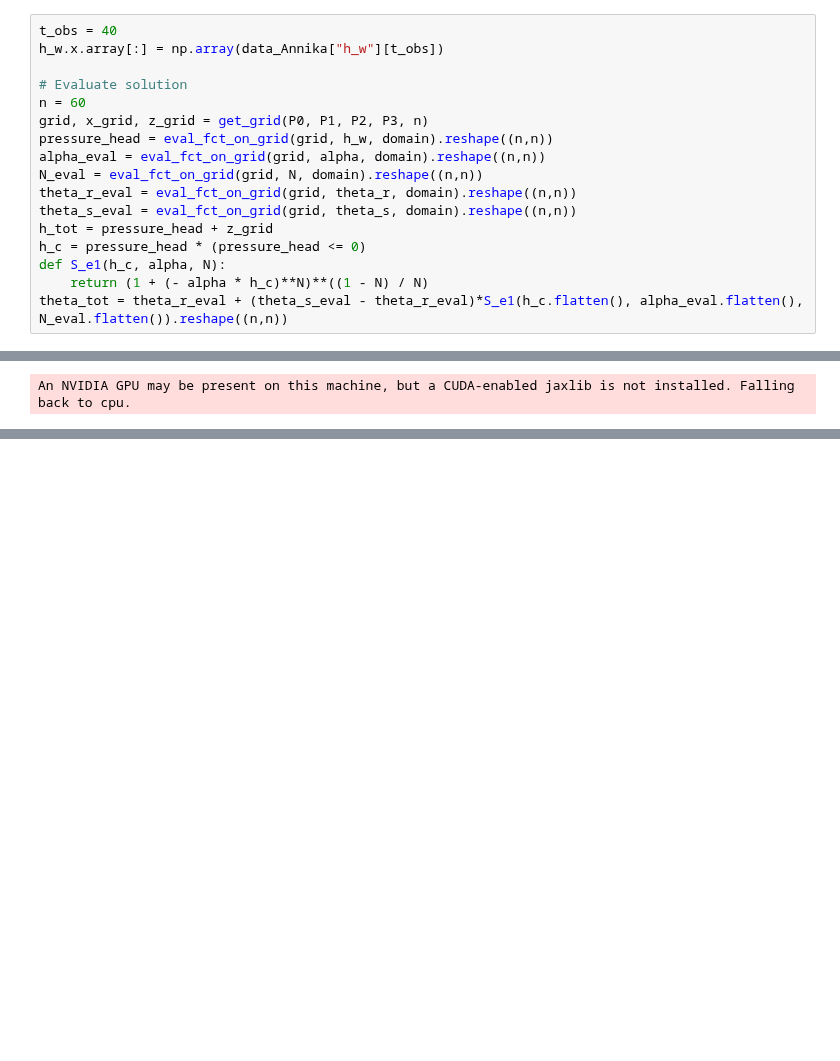
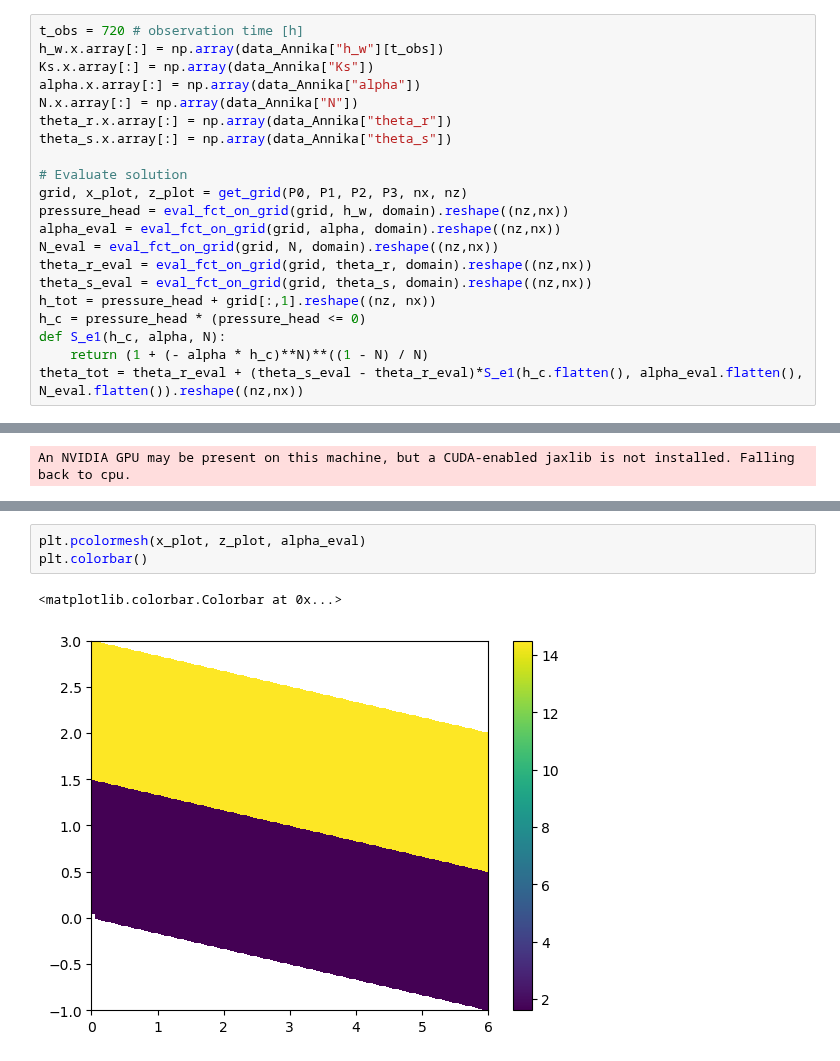
Before and after one commit to lannika-ut/ScientificPractice, a Jupyter notebook: FiniteElements/view_solutions.ipynb, the cells around one changed output, grey strips where cells are left out. Drawn from its saved outputs; the diff is of its cells as text; blank space fills up the shorter version.

```diff
--- a/FiniteElements/view_solutions.ipynb
+++ b/FiniteElements/view_solutions.ipynb
@@ -48,19 +36,23 @@ np.float64(42.0)
 # %%
-t_obs = 40
+t_obs = 720 # observation time [h]
 h_w.x.array[:] = np.array(data_Annika["h_w"][t_obs])
+Ks.x.array[:] = np.array(data_Annika["Ks"])
+alpha.x.array[:] = np.array(data_Annika["alpha"])
+N.x.array[:] = np.array(data_Annika["N"])
+theta_r.x.array[:] = np.array(data_Annika["theta_r"])
+theta_s.x.array[:] = np.array(data_Annika["theta_s"])
 
 # Evaluate solution
-n = 60
-grid, x_grid, z_grid = get_grid(P0, P1, P2, P3, n)
-pressure_head = eval_fct_on_grid(grid, h_w, domain).reshape((n,n))
-alpha_eval = eval_fct_on_grid(grid, alpha, domain).reshape((n,n))
-N_eval = eval_fct_on_grid(grid, N, domain).reshape((n,n))
-theta_r_eval = eval_fct_on_grid(grid, theta_r, domain).reshape((n,n))
-theta_s_eval = eval_fct_on_grid(grid, theta_s, domain).reshape((n,n))
-h_tot = pressure_head + z_grid
+grid, x_plot, z_plot = get_grid(P0, P1, P2, P3, nx, nz)
+pressure_head = eval_fct_on_grid(grid, h_w, domain).reshape((nz,nx))
+alpha_eval = eval_fct_on_grid(grid, alpha, domain).reshape((nz,nx))
+N_eval = eval_fct_on_grid(grid, N, domain).reshape((nz,nx))
+theta_r_eval = eval_fct_on_grid(grid, theta_r, domain).reshape((nz,nx))
+theta_s_eval = eval_fct_on_grid(grid, theta_s, domain).reshape((nz,nx))
+h_tot = pressure_head + grid[:,1].reshape((nz, nx))
 h_c = pressure_head * (pressure_head <= 0)
 def S_e1(h_c, alpha, N):
     return (1 + (- alpha * h_c)**N)**((1 - N) / N)
-theta_tot = theta_r_eval + (theta_s_eval - theta_r_eval)*S_e1(h_c.flatten(), alpha_eval.flatten(), N_eval.flatten()).reshape((n,n))
+theta_tot = theta_r_eval + (theta_s_eval - theta_r_eval)*S_e1(h_c.flatten(), alpha_eval.flatten(), N_eval.flatten()).reshape((nz,nx))
 # %%
 fig, ax = plt.subplots(1,2, layout="constrained", figsize=(14,5))
@@ -172,0 +111,6 @@ anne_z.shape
+# %%
+plt.pcolormesh(x_plot, z_plot, alpha_eval)
+plt.colorbar()
+# %% [output]
+<matplotlib.colorbar.Colorbar at 0x...>
+[figure, added]
```
Also changed, not shown: parts of 9 cells of this notebook, 4 other files.
